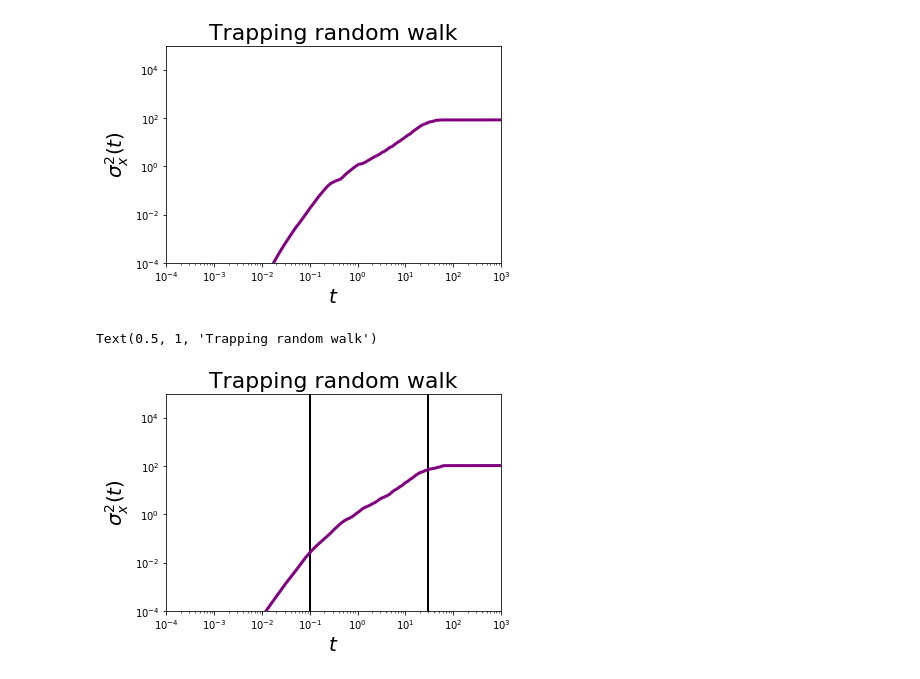
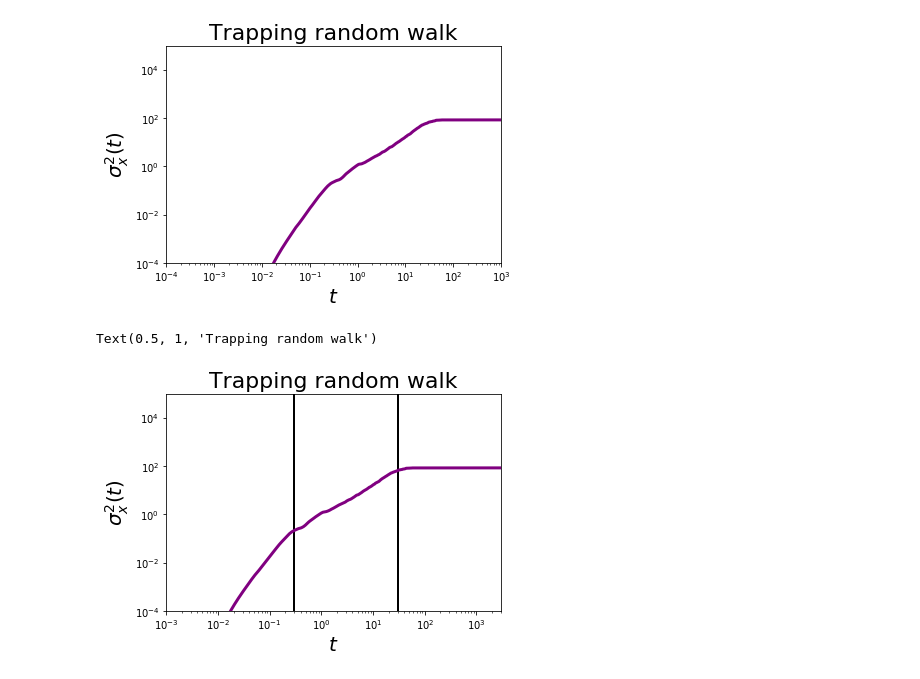
Before and after one commit to jkpierce/rw-diffu, a Jupyter notebook: 2srw.ipynb, the cells around one changed output. Cells and saved outputs as stored; diff of their text form; code cells hidden in the pictures.

```diff
--- a/2srw.ipynb
+++ b/2srw.ipynb
@@ -346,15 +346,15 @@ plt.title('Trapping random walk',fontsize=22)
 Text(0.5, 1, 'Trapping random walk')
 [figure]
 # %%
-plt.xlim(1e-4,1e3)
+plt.xlim(1e-3,3e3)
 plt.ylim(1e-4,1e5)
 plt.loglog(trest,varrest,color='purple',lw=3)
-plt.axvline(1e-1,color='black',zorder=-1,lw=2)
+plt.axvline(3e-1,color='black',zorder=-1,lw=2)
 plt.axvline(3e1,color='black',zorder=-1,lw=2)
 plt.ylabel(r'$\sigma_x^2(t)$',fontsize=20)
 plt.xlabel(r'$t$',fontsize=20)
 plt.savefig("trapped.png",bbox_inches='tight')
 plt.title('Trapping random walk',fontsize=22)
 # %% [output]
 Text(0.5, 1, 'Trapping random walk')
-[figure, old version]
+[figure, new version]
```
Also changed, not shown: parts of 2 cells of this notebook, 1 other file.
